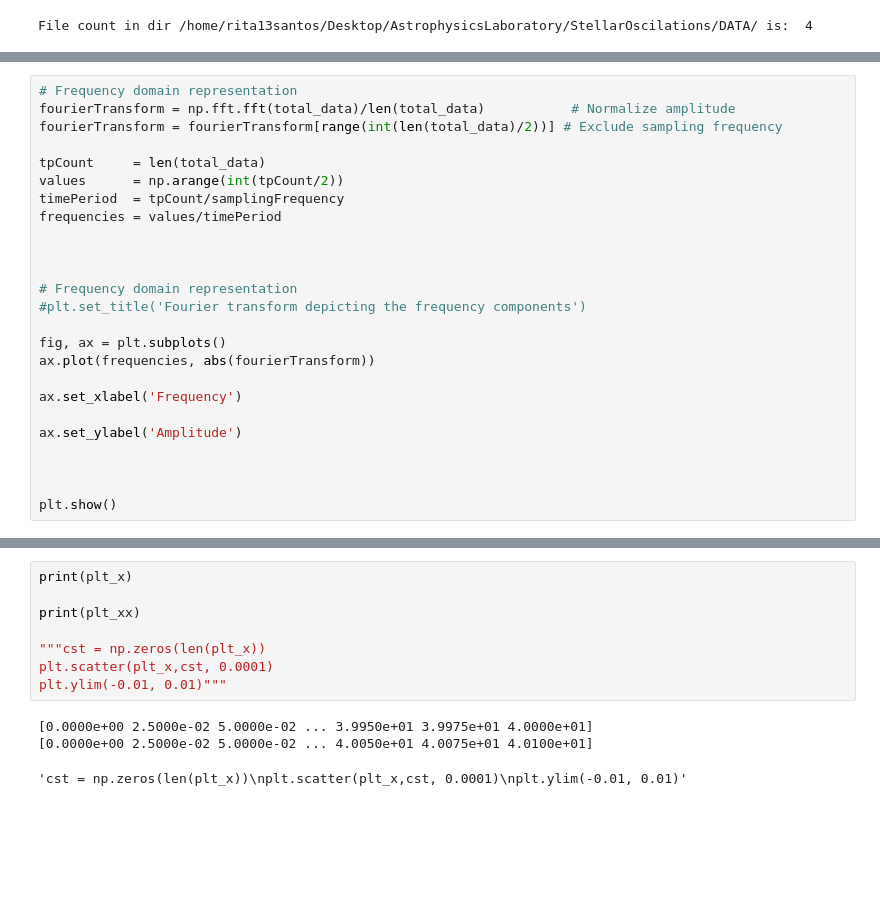
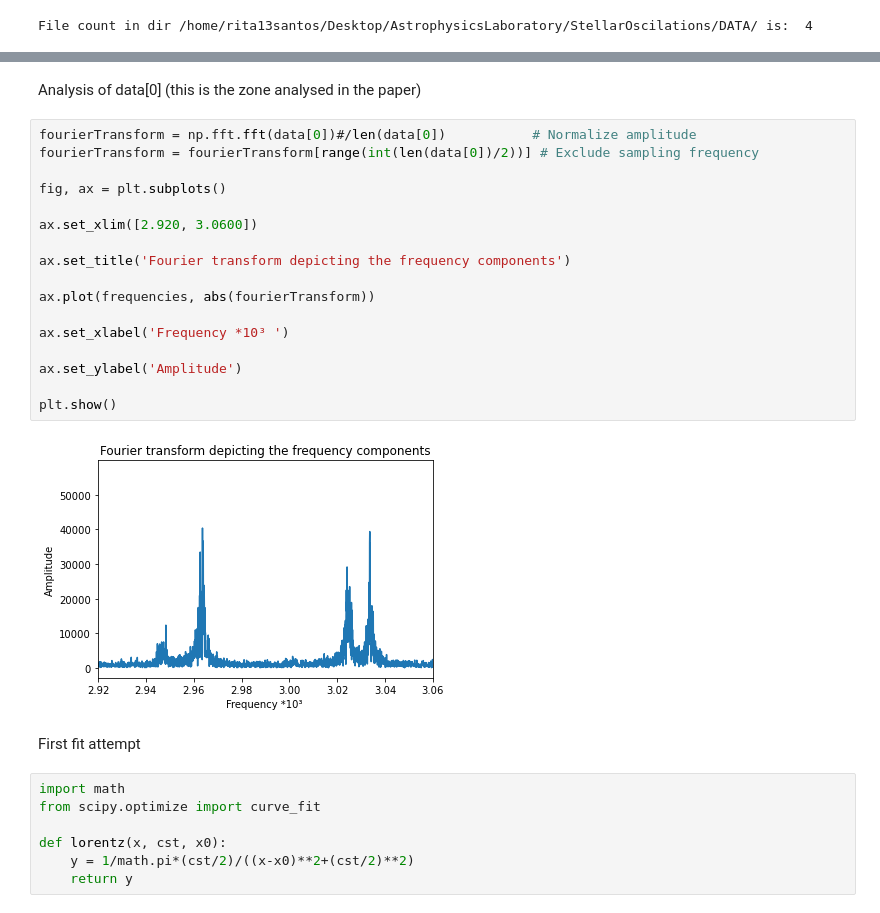
Before and after one commit to rita-png/astrophysics-laboratory, a Jupyter notebook: Sun.ipynb, the cells around one changed output, grey strips where cells are left out. Cells and saved outputs as stored; diff of their text form; blank space fills up the shorter version.

Commit message:
fit one peak with lorentzian working

```diff
--- a/Sun.ipynb
+++ b/Sun.ipynb
@@ -304,25 +147,0 @@ time        = np.arange(beginTime, endTime, samplingInterval);
-# %%
-# Frequency domain representation
-fourierTransform = np.fft.fft(total_data)/len(total_data)           # Normalize amplitude
-fourierTransform = fourierTransform[range(int(len(total_data)/2))] # Exclude sampling frequency
-
-tpCount     = len(total_data)
-values      = np.arange(int(tpCount/2))
-timePeriod  = tpCount/samplingFrequency
-frequencies = values/timePeriod
-
-
-
-# Frequency domain representation
-#plt.set_title('Fourier transform depicting the frequency components')
-
-fig, ax = plt.subplots()
-ax.plot(frequencies, abs(fourierTransform))
-
-ax.set_xlabel('Frequency')
-
-ax.set_ylabel('Amplitude')
-
-
-
-plt.show()
@@ -389,12 +148,30 @@ plt.show()
-# %%
-print(plt_x)
-
-print(plt_xx)
-
-"""cst = np.zeros(len(plt_x))
-plt.scatter(plt_x,cst, 0.0001)
-plt.ylim(-0.01, 0.01)"""
-# %% [output]
-[0.0000e+00 2.5000e-02 5.0000e-02 ... 3.9950e+01 3.9975e+01 4.0000e+01]
-[0.0000e+00 2.5000e-02 5.0000e-02 ... 4.0050e+01 4.0075e+01 4.0100e+01]
-'cst = np.zeros(len(plt_x))\nplt.scatter(plt_x,cst, 0.0001)\nplt.ylim(-0.01, 0.01)'
+# %% [markdown]
+Analysis of data[0] (this is the zone analysed in the paper)
+# %%
+fourierTransform = np.fft.fft(data[0])#/len(data[0])           # Normalize amplitude
+fourierTransform = fourierTransform[range(int(len(data[0])/2))] # Exclude sampling frequency
+
+fig, ax = plt.subplots()
+
+ax.set_xlim([2.920, 3.0600])
+
+ax.set_title('Fourier transform depicting the frequency components')
+
+ax.plot(frequencies, abs(fourierTransform))
+
+ax.set_xlabel('Frequency *10³ ')
+
+ax.set_ylabel('Amplitude')
+
+plt.show()
+# %% [output]
+[figure, added]
+# %% [markdown]
+First fit attempt
+# %%
+import math
+from scipy.optimize import curve_fit
+
+def lorentz(x, cst, x0):
+    y = 1/math.pi*(cst/2)/((x-x0)**2+(cst/2)**2)
+    return y
```
Also changed, not shown: parts of 22 cells of this notebook.
